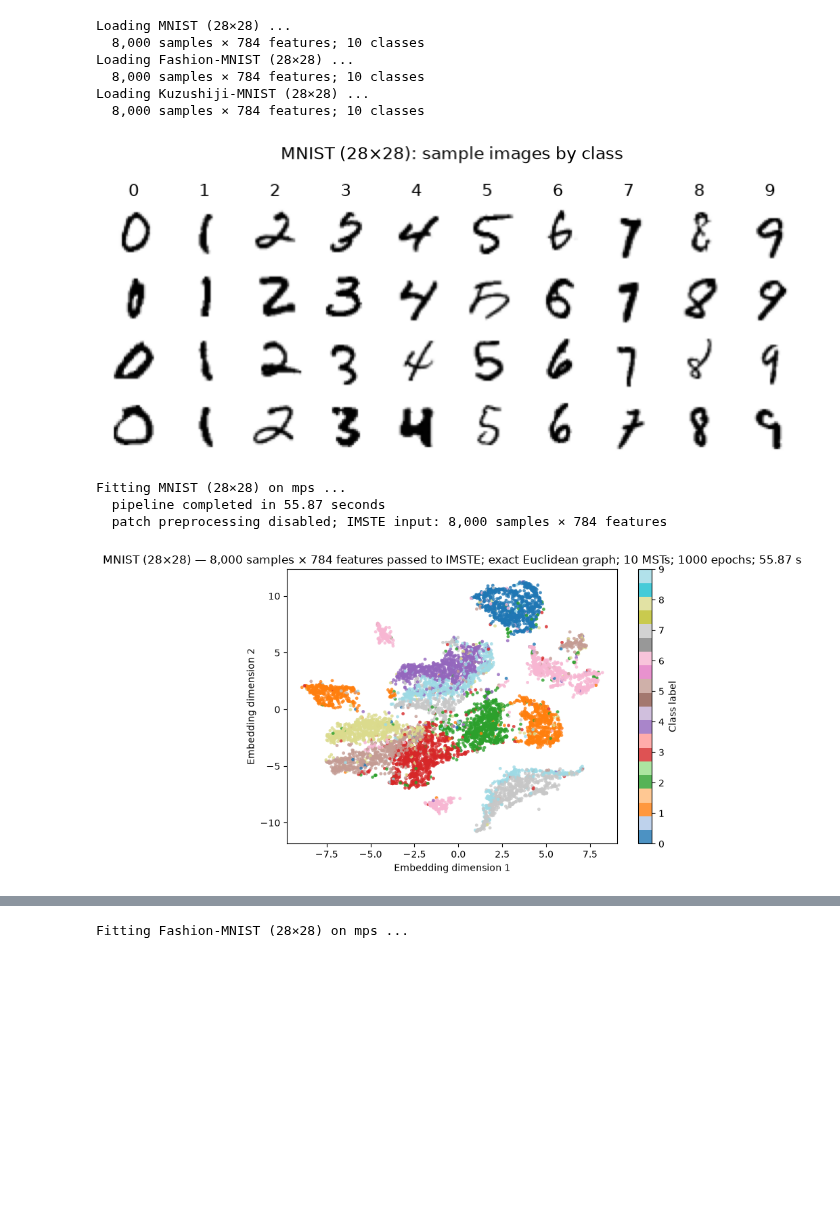
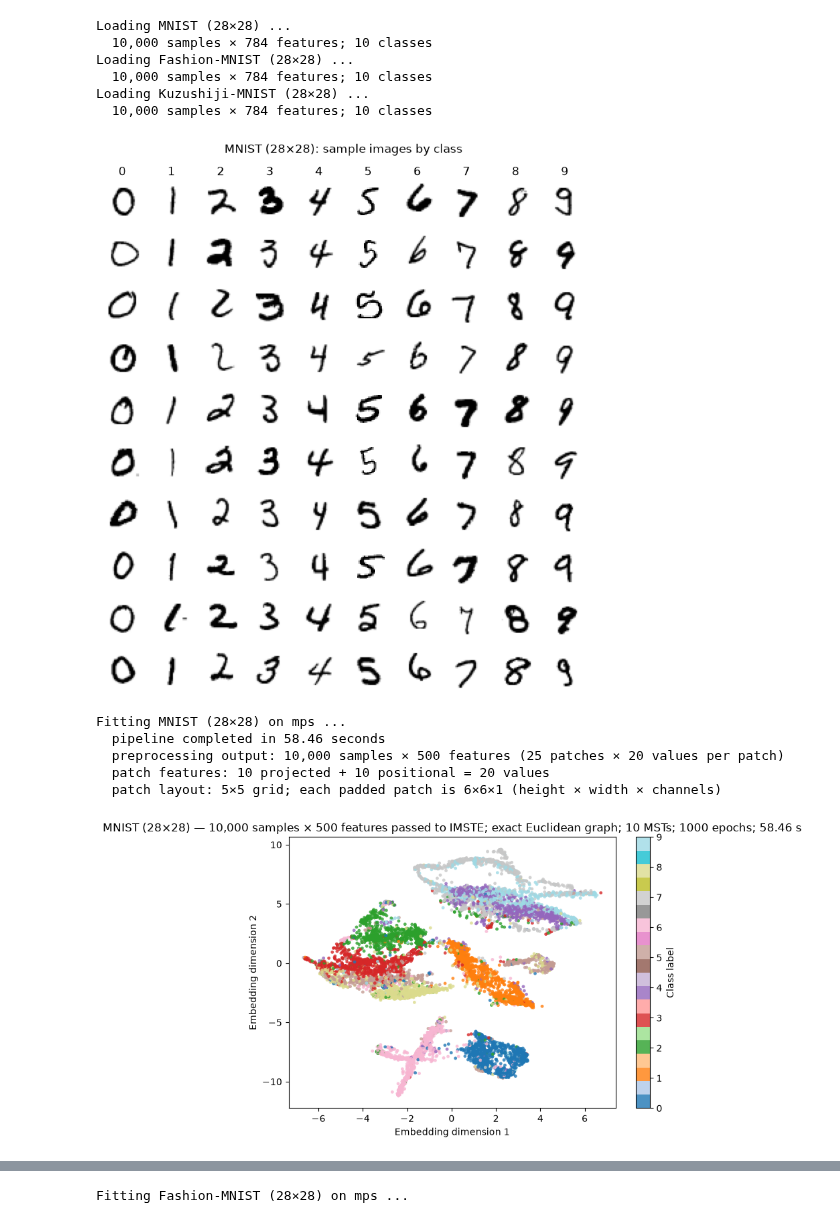
Before and after one commit to fabriziocosta/mst_embedding, a Jupyter notebook: notebooks/high_dim_mst_gallery.ipynb, the cells around one changed output, grey strips where cells are left out. Cells and saved outputs as stored; diff of their text form; code cells hidden in the pictures; blank space fills up the shorter version.

```diff
--- a/notebooks/high_dim_mst_gallery.ipynb
+++ b/notebooks/high_dim_mst_gallery.ipynb
@@ -20,51 +23,40 @@ if repo_root is not None:
 # %%
 from high_dim_mst_gallery import run_high_dim_mst_gallery
 
 # Dataset
-MAX_SAMPLES = 8000
-SAMPLE_PLOT_ROWS = 4
-
-#----
-# Patch preprocessing
-USE_PATCH_PREPROCESSOR = False
-N_PATCHES = 5
-PATCH_COMPONENTS = 20
-POSITION_ENCODING_SIZE = None
+MAX_SAMPLES = 10000
+SAMPLE_PLOT_ROWS = 10
 
 #----
 # Embedding
-N_EPOCHS = 1000
 NEGATIVE_RATIO = 5
 LAMBDA_REP = .5
-REPULSION_TYPE = "bernoulli" #"bernoulli" or "inverse_distance"
+REPULSION_TYPE = "inverse_distance" #"bernoulli" or "inverse_distance"
 
 #----
 # Graph construction
 N_MSTS = 10
 
 gallery = run_high_dim_mst_gallery(
     max_samples=MAX_SAMPLES,
     sample_plot_rows=SAMPLE_PLOT_ROWS,
-    n_patches=N_PATCHES,
-    patch_n_components=PATCH_COMPONENTS,
-    position_encoding_size=POSITION_ENCODING_SIZE,
-    use_patch_preprocessor=USE_PATCH_PREPROCESSOR,
-    n_epochs=N_EPOCHS,
     negative_ratio=NEGATIVE_RATIO,
     lambda_rep=LAMBDA_REP,
     repulsion_type=REPULSION_TYPE,
     n_msts=N_MSTS,
 )
 gallery["summary"]
 # %% [output]
 Loading MNIST (28×28) ...
-  8,000 samples × 784 features; 10 classes
+  10,000 samples × 784 features; 10 classes
 Loading Fashion-MNIST (28×28) ...
-  8,000 samples × 784 features; 10 classes
+  10,000 samples × 784 features; 10 classes
 Loading Kuzushiji-MNIST (28×28) ...
-  8,000 samples × 784 features; 10 classes
+  10,000 samples × 784 features; 10 classes
-[figure, old version]
+[figure, new version]
 Fitting MNIST (28×28) on mps ...
-  pipeline completed in 55.87 seconds
-  patch preprocessing disabled; IMSTE input: 8,000 samples × 784 features
+  pipeline completed in 58.46 seconds
+  preprocessing output: 10,000 samples × 500 features (25 patches × 20 values per patch)
+  patch features: 10 projected + 10 positional = 20 values
+  patch layout: 5×5 grid; each padded patch is 6×6×1 (height × width × channels)
-[figure, old version]
+[figure, new version]
```
Also changed, not shown: parts of 3 cells of this notebook, 4 other files.
